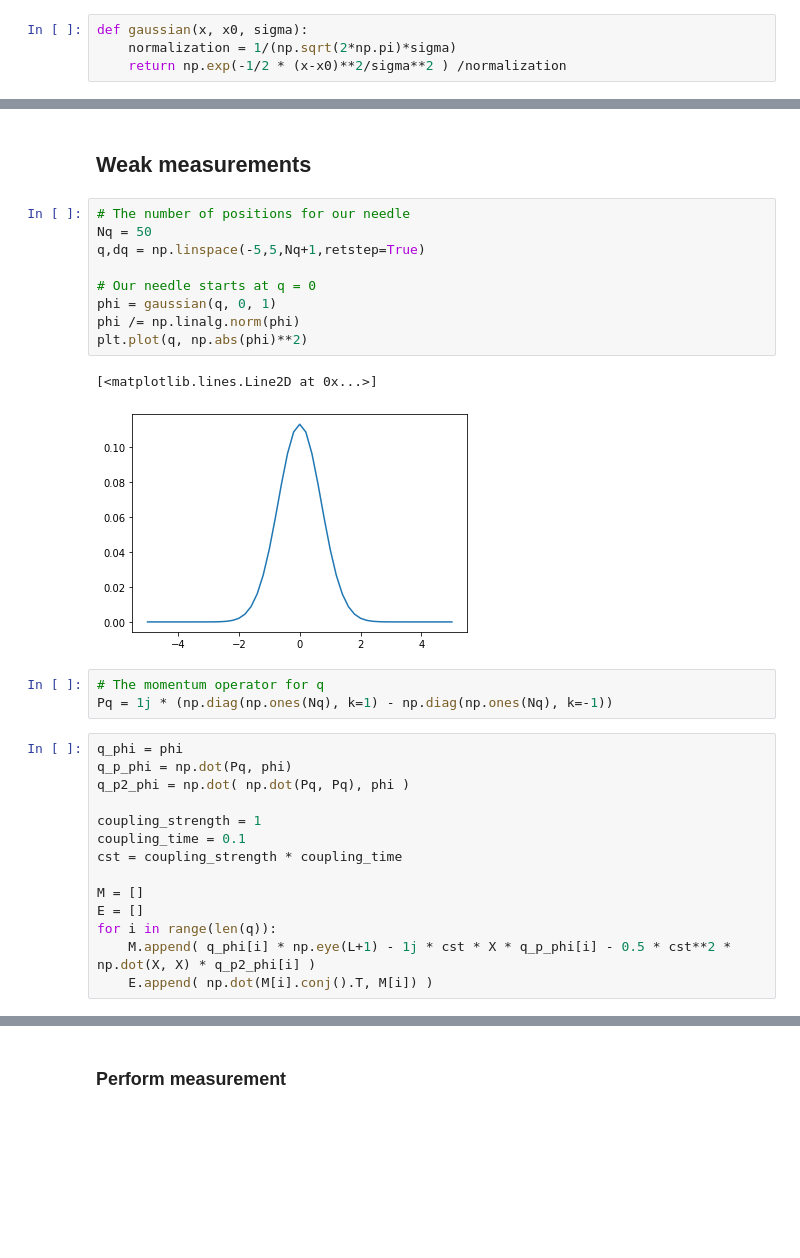
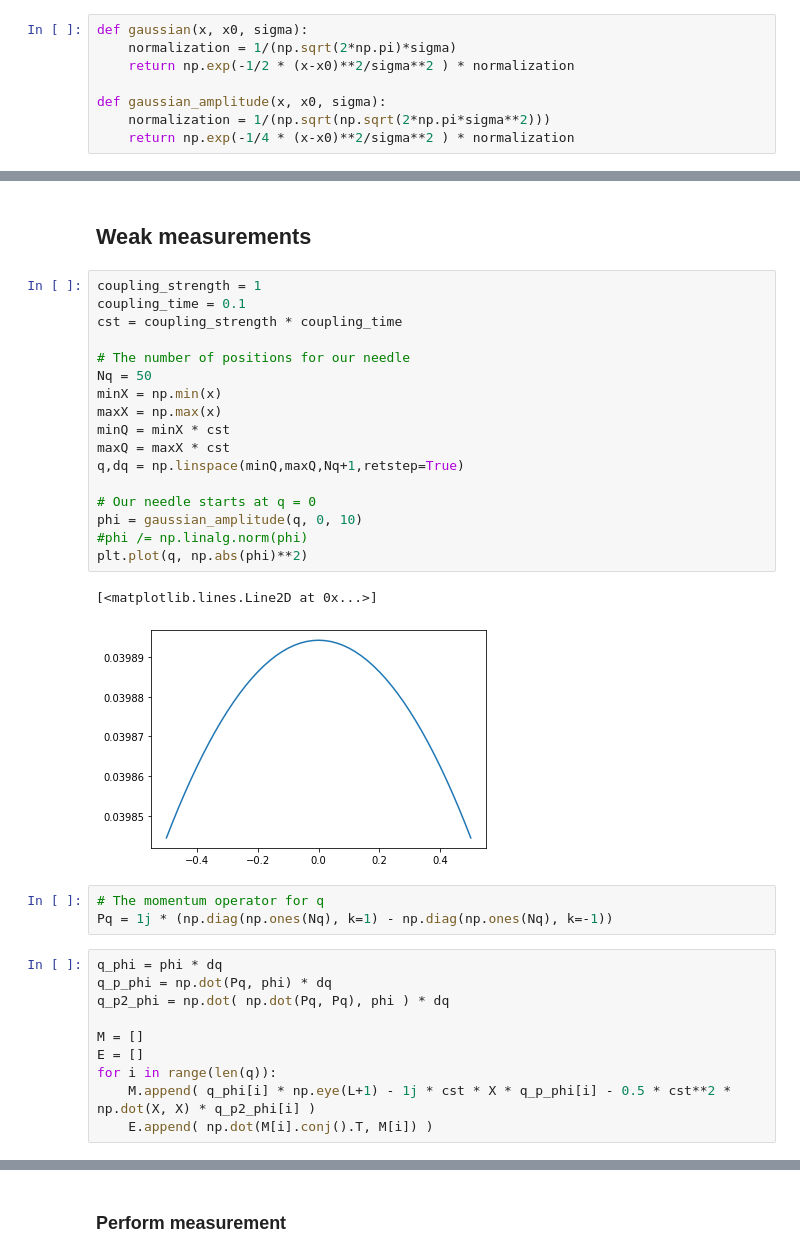
Before and after one commit to MoustHolmes/Quantum-cartpole-enviroment, a Jupyter notebook: PlaygroundEvert.ipynb, the cells around one changed output, grey strips where cells are left out. Drawn from its saved outputs; the diff is of its cells as text; blank space fills up the shorter version.

```diff
--- a/PlaygroundEvert.ipynb
+++ b/PlaygroundEvert.ipynb
@@ -22,5 +22,9 @@ P = 1j * (np.diag(np.ones(L), k=1) - np.diag(np.ones(L), k=-1))
 # %%
 def gaussian(x, x0, sigma):
     normalization = 1/(np.sqrt(2*np.pi)*sigma)
-    return np.exp(-1/2 * (x-x0)**2/sigma**2 ) /normalization
+    return np.exp(-1/2 * (x-x0)**2/sigma**2 ) * normalization
+
+def gaussian_amplitude(x, x0, sigma):
+    normalization = 1/(np.sqrt(np.sqrt(2*np.pi*sigma**2)))
+    return np.exp(-1/4 * (x-x0)**2/sigma**2 ) * normalization
 # %%
@@ -74,28 +80,32 @@ After evolution, the wavefunction's norm is: 0.9999999999996172
 # %% [markdown]
 ## Weak measurements
 # %%
+coupling_strength = 1
+coupling_time = 0.1
+cst = coupling_strength * coupling_time
+
 # The number of positions for our needle
 Nq = 50
-q,dq = np.linspace(-5,5,Nq+1,retstep=True)
+minX = np.min(x)
+maxX = np.max(x)
+minQ = minX * cst
+maxQ = maxX * cst
+q,dq = np.linspace(minQ,maxQ,Nq+1,retstep=True)
 
 # Our needle starts at q = 0
-phi = gaussian(q, 0, 1)
-phi /= np.linalg.norm(phi)
+phi = gaussian_amplitude(q, 0, 10)
+#phi /= np.linalg.norm(phi)
 plt.plot(q, np.abs(phi)**2)
 # %% [output]
 [<matplotlib.lines.Line2D at 0x...>]
-[figure, old version]
+[figure, new version]
 # %%
 # The momentum operator for q
 Pq = 1j * (np.diag(np.ones(Nq), k=1) - np.diag(np.ones(Nq), k=-1))
 # %%
-q_phi = phi
-q_p_phi = np.dot(Pq, phi)
-q_p2_phi = np.dot( np.dot(Pq, Pq), phi )
-
-coupling_strength = 1
-coupling_time = 0.1
-cst = coupling_strength * coupling_time
+q_phi = phi * dq
+q_p_phi = np.dot(Pq, phi) * dq
+q_p2_phi = np.dot( np.dot(Pq, Pq), phi ) * dq
 
 M = []
 E = []
```
Also changed, not shown: parts of 10 cells of this notebook.
